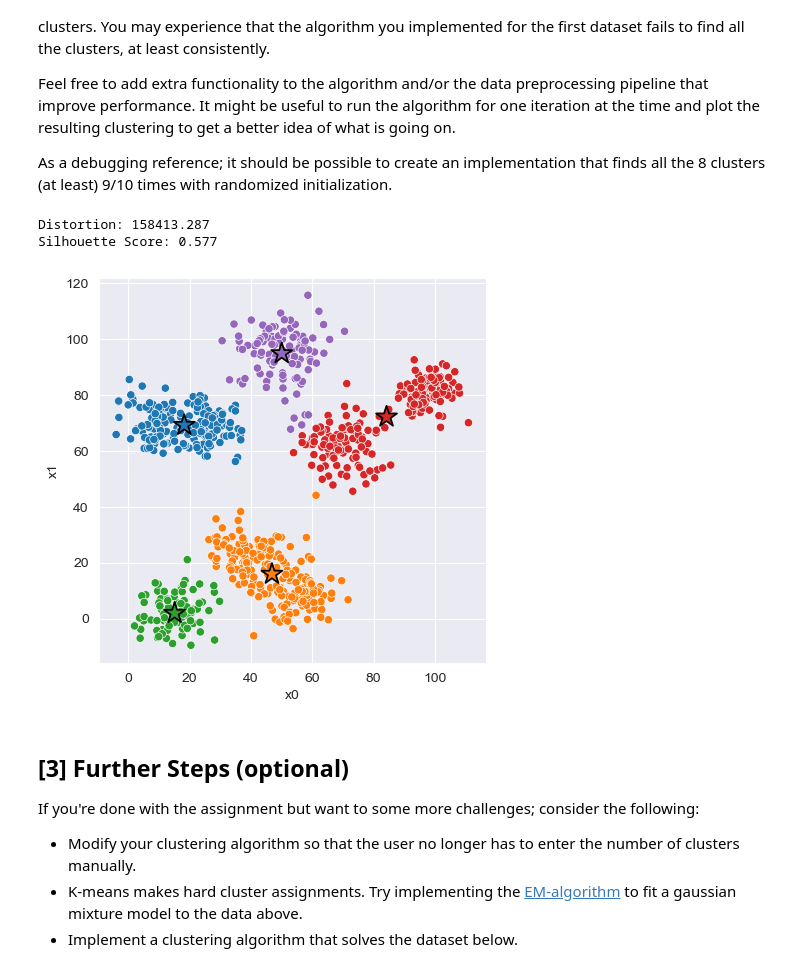
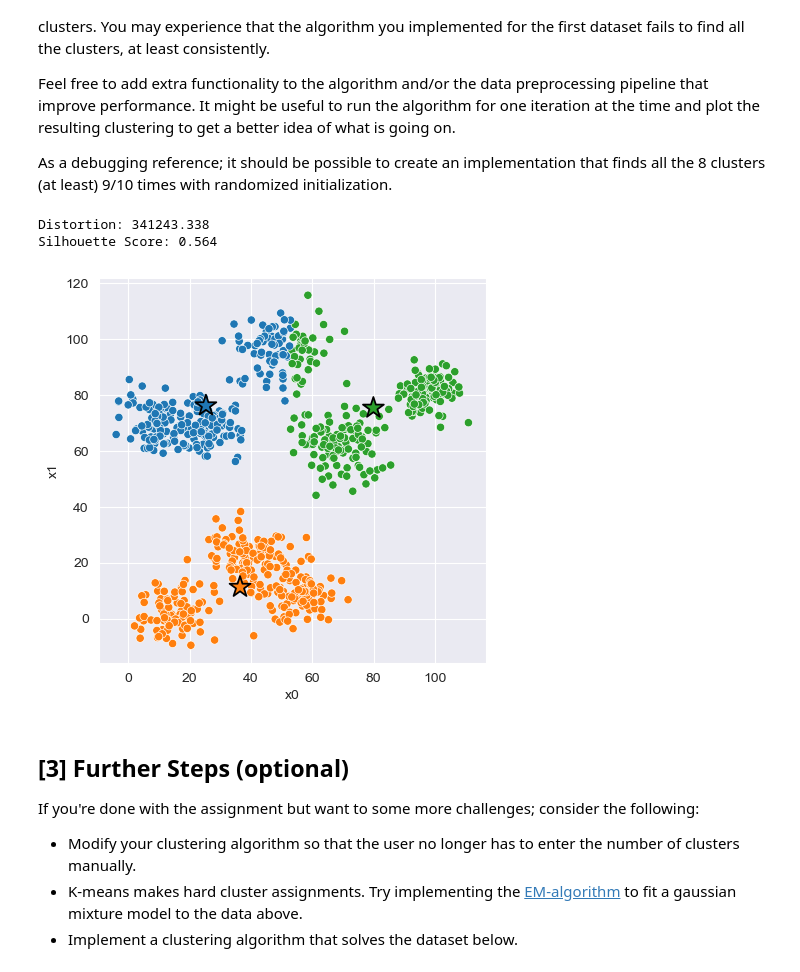
Before and after one commit to eirivarn/Machine_Learning_Intro, a Jupyter notebook: k_means/experiment.ipynb, the cells around one changed output. Saved outputs shown, nothing was run; the diff lists cells and outputs as text; code cells hidden in the pictures.

```diff
--- a/k_means/experiment.ipynb
+++ b/k_means/experiment.ipynb
@@ -127,25 +127,26 @@ As a debugging reference; it should be possible to create an implementation that
 # %%
 # Fit Model
 X = data_2[['x0', 'x1']]
-model_2 = km.KMeans(5, True)  # <-- Feel free to add hyperparameters
+optimal_k = km.determine_optimal_k_combo(X)
+model_2 = km.KMeans(optimal_k, True)  # <-- Feel free to add hyperparameters
 model_2.fit(X)
 
 # Compute Silhouette Score
 z = model_2.predict(X)
 print(f'Distortion: {km.euclidean_distortion(X, z) :.3f}')
 print(f'Silhouette Score: {km.euclidean_silhouette(X, z) :.3f}')
 
 # Plot cluster assignments
 C = model_2.get_centroids()
 K = len(C)
 _, ax = plt.subplots(figsize=(5, 5), dpi=100)
 sns.scatterplot(x='x0', y='x1', hue=z, hue_order=range(K), palette='tab10', data=X, ax=ax);
 sns.scatterplot(x=C[:,0], y=C[:,1], hue=range(K), palette='tab10', marker='*', s=250, edgecolor='black', ax=ax)
 ax.legend().remove();
 # %% [output]
-Distortion: 158413.287
-Silhouette Score: 0.577
+Distortion: 341243.338
+Silhouette Score: 0.564
-[figure, old version]
+[figure, new version]
 # %% [markdown]
 ## [3] Further Steps (optional)
 
```
Also changed, not shown: 1 other file.
